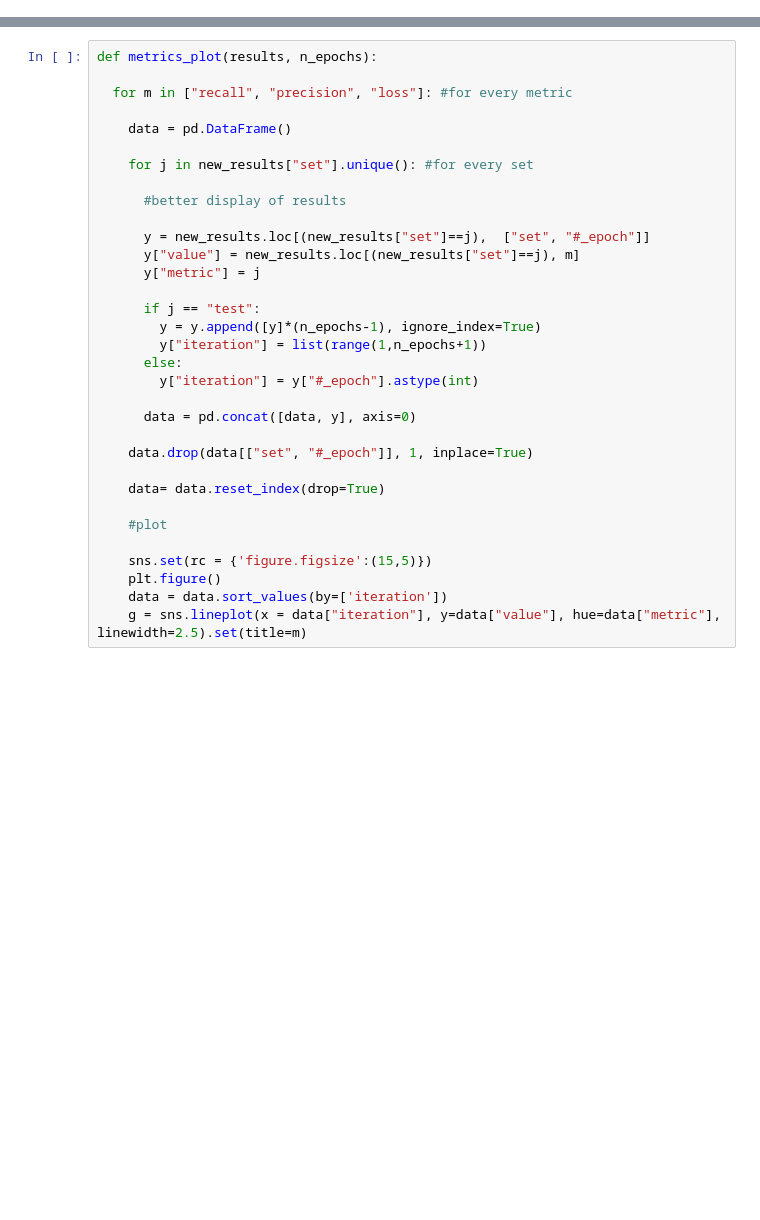
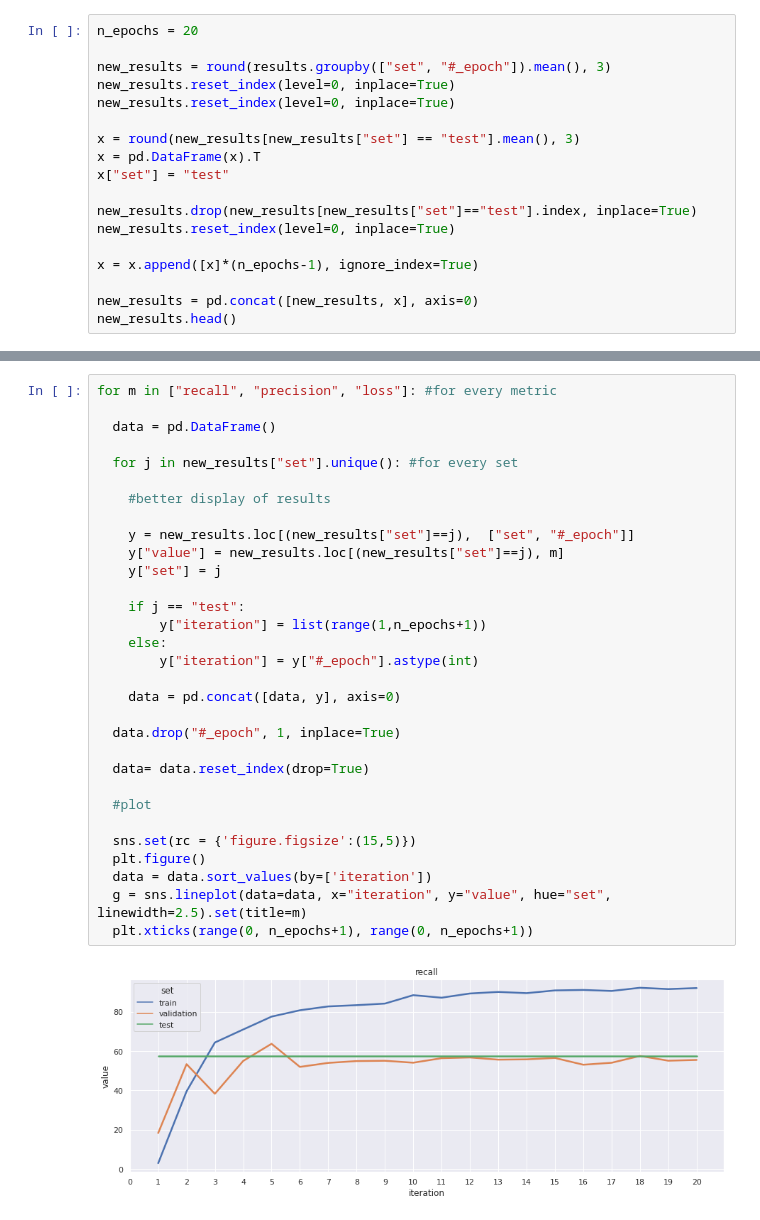
Before and after one commit to aliromagnoli/Baseline-Text-Classification, a Jupyter notebook: Neural_Network_plots.ipynb, the cells around one changed output, grey strips where cells are left out. Saved outputs shown, nothing was run; the diff lists cells and outputs as text; blank space fills up the shorter version.

```diff
--- a/Neural_Network_plots.ipynb
+++ b/Neural_Network_plots.ipynb
@@ -37,0 +52,18 @@ new_results
+# %%
+n_epochs = 20
+
+new_results = round(results.groupby(["set", "#_epoch"]).mean(), 3)
+new_results.reset_index(level=0, inplace=True)
+new_results.reset_index(level=0, inplace=True)
+
+x = round(new_results[new_results["set"] == "test"].mean(), 3)
+x = pd.DataFrame(x).T
+x["set"] = "test"
+
+new_results.drop(new_results[new_results["set"]=="test"].index, inplace=True)
+new_results.reset_index(level=0, inplace=True)
+
+x = x.append([x]*(n_epochs-1), ignore_index=True)
+
+new_results = pd.concat([new_results, x], axis=0)
+new_results.head()
@@ -38,33 +77,33 @@ new_results
 # %%
-def metrics_plot(results, n_epochs):
+for m in ["recall", "precision", "loss"]: #for every metric
 
-  for m in ["recall", "precision", "loss"]: #for every metric
+  data = pd.DataFrame()
 
-    data = pd.DataFrame()
+  for j in new_results["set"].unique(): #for every set
 
-    for j in new_results["set"].unique(): #for every set
+    #better display of results
 
-      #better display of results
+    y = new_results.loc[(new_results["set"]==j),  ["set", "#_epoch"]]
+    y["value"] = new_results.loc[(new_results["set"]==j), m]
+    y["set"] = j
 
-      y = new_results.loc[(new_results["set"]==j),  ["set", "#_epoch"]]
-      y["value"] = new_results.loc[(new_results["set"]==j), m]
-      y["metric"] = j
-
-      if j == "test":
-        y = y.append([y]*(n_epochs-1), ignore_index=True)
+    if j == "test":
         y["iteration"] = list(range(1,n_epochs+1))
-      else:
+    else:
         y["iteration"] = y["#_epoch"].astype(int)
 
-      data = pd.concat([data, y], axis=0)
+    data = pd.concat([data, y], axis=0)
 
-    data.drop(data[["set", "#_epoch"]], 1, inplace=True)
+  data.drop("#_epoch", 1, inplace=True)
 
-    data= data.reset_index(drop=True)
+  data= data.reset_index(drop=True)
 
-    #plot
+  #plot
 
-    sns.set(rc = {'figure.figsize':(15,5)})
-    plt.figure()
-    data = data.sort_values(by=['iteration'])
-    g = sns.lineplot(x = data["iteration"], y=data["value"], hue=data["metric"], linewidth=2.5).set(title=m)
+  sns.set(rc = {'figure.figsize':(15,5)})
+  plt.figure()
+  data = data.sort_values(by=['iteration'])
+  g = sns.lineplot(data=data, x="iteration", y="value", hue="set", linewidth=2.5).set(title=m)
+  plt.xticks(range(0, n_epochs+1), range(0, n_epochs+1))
+# %% [output]
+[figure, added]
```
Also changed, not shown: parts of 11 cells of this notebook, 3 other files.
